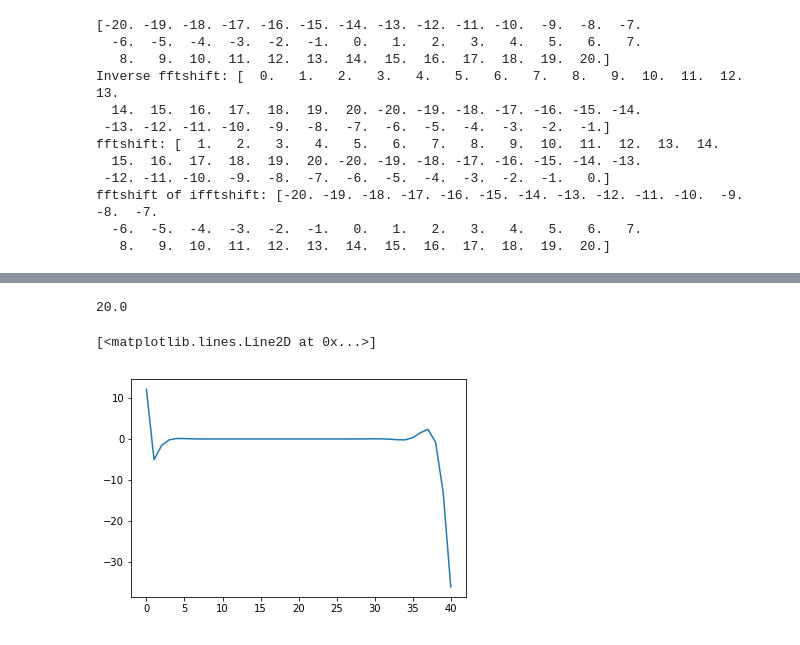
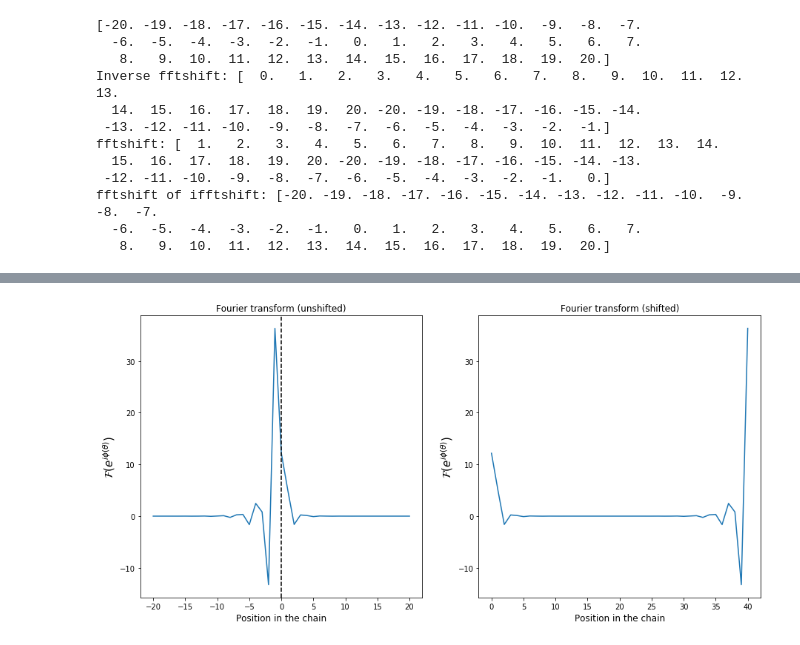
Before and after one commit to jamontanac/Tesis_Master, a Jupyter notebook: XY_model/Fourier_diagonalization/Intento_02_09_19.ipynb, the cells around one changed output, grey strips where cells are left out. Saved outputs shown, nothing was run; the diff lists cells and outputs as text; code cells hidden in the pictures.

```diff
--- a/XY_model/Fourier_diagonalization/Intento_02_09_19.ipynb
+++ b/XY_model/Fourier_diagonalization/Intento_02_09_19.ipynb
@@ -284,9 +278,18 @@ plt.axvline(x=20)
-# %%
-x[np.argmin(fft(ifftshift(Mplusband_new)))]
-# %% [output]
-20.0
-# %%
-plt.plot(fft(fftshift(Mplusband_new)))
-# %% [output]
-[<matplotlib.lines.Line2D at 0x...>]
-[figure, removed]
+# %%
+x=np.arange(-(N_size-1)/2,(N_size-1)/2+1)
+plt.figure(figsize=(15,7))
+plt.subplot(1,2,1)
+plt.plot(x,Fourier_Transform_ifft.real,label="real part")
+plt.title(r"Fourier transform (unshifted)")
+plt.xlabel("Position in the chain",fontsize=12)
+plt.ylabel(r"$\mathcal{F} (e^{i\phi(\theta)})$",fontsize=15)
+plt.axvline(x=0,color="k",linestyle="--")
+plt.subplot(1,2,2)
+x=np.arange(N_size)
+plt.plot(x,Fourier_Transform_fft.real,label="real part")
+plt.xlabel("Position in the chain",fontsize=12)
+plt.ylabel(r"$\mathcal{F} (e^{i\phi(\theta)})$",fontsize=15)
+plt.title(r"Fourier transform (shifted)")
+plt.show()
+# %% [output]
+[figure, added]
```
Also changed, not shown: parts of 15 cells of this notebook, 1 other file.
